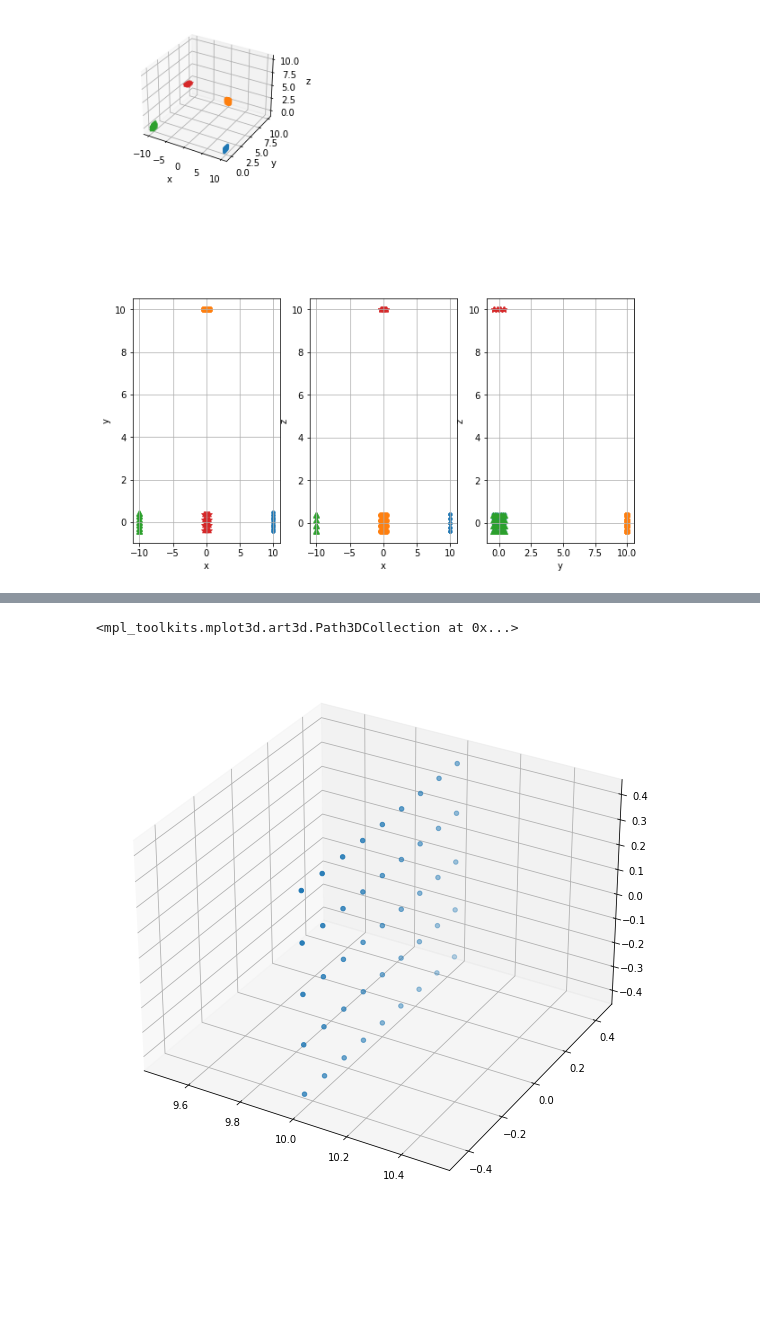
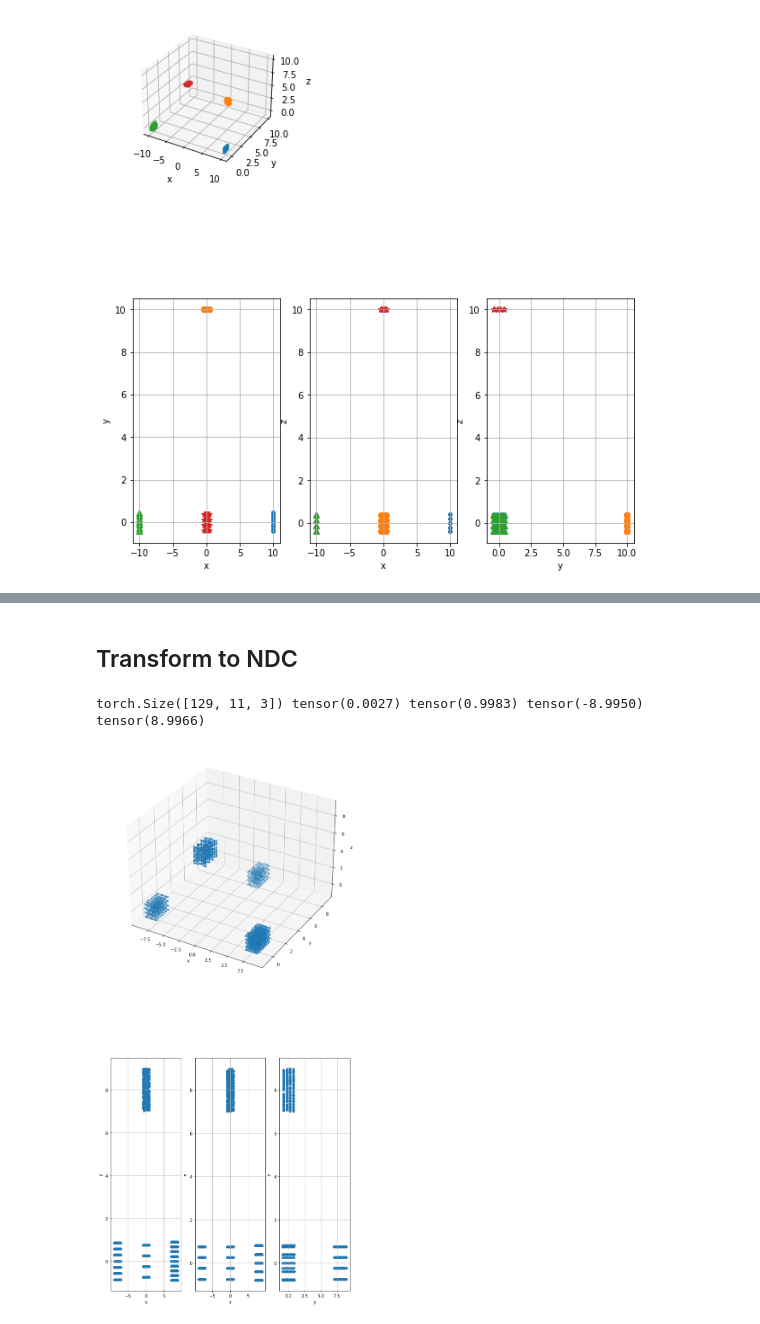
Before and after one commit to YanivHollander/kornia_nerf_jupyter, a Jupyter notebook: test_rays.ipynb, the cells around one changed output, grey strips where cells are left out. Drawn from its saved outputs; the diff is of its cells as text; code cells hidden in the pictures; blank space fills up the shorter version.

```diff
--- a/test_rays.ipynb
+++ b/test_rays.ipynb
@@ -190,9 +190,47 @@ ax4.grid('on')
-# %%
-fig = plt.figure(figsize=(10, 10))
-ax = fig.add_subplot(projection='3d')
-
-ax.scatter(uniform_sampler_four_cameras.origins[:45, 0], uniform_sampler_four_cameras.origins[:45, 1],
-           uniform_sampler_four_cameras.origins[:45, 2])
-# %% [output]
-<mpl_toolkits.mplot3d.art3d.Path3DCollection at 0x...>
-[figure, removed]
+# %% [markdown]
+## Transform to NDC
+# %%
+origins_ndc, directions_ndc = uniform_sampler_four_cameras.transform_ray_params_world_to_ndc(cameras)
+
+points_3d = sample_ray_points(
+    origins_ndc,
+    directions_ndc,
+    lengths,
+)
+print(points_3d.shape, lengths.min(), lengths.max(), points_3d.min(), points_3d.max())
+# %% [output]
+torch.Size([129, 11, 3]) tensor(0.0027) tensor(0.9983) tensor(-8.9950) tensor(8.9966)
+# %%
+fig = plt.figure(figsize=(10, 20))
+subfigs = fig.subfigures(2, 1, hspace=0.07)
+
+ax1 = subfigs[0].add_subplot(projection='3d')
+
+ax = subfigs[1].subplots(1, 3)
+ax2 = ax[0]
+ax3 = ax[1]
+ax4 = ax[2]
+
+ray_range = range(0, 3 * 28 + 45)
+
+ax1.scatter(points_3d[ray_range, :, 0], points_3d[ray_range, :, 1], points_3d[ray_range, :, 2], marker=m)
+ax1.set_xlabel('x')
+ax1.set_ylabel('y')
+ax1.set_zlabel('z')
+
+ax2.scatter(points_3d[ray_range, :, 0], points_3d[ray_range, :, 1], marker=m)
+ax2.set_xlabel('x')
+ax2.set_ylabel('y')
+ax2.grid('on')
+
+ax3.scatter(points_3d[ray_range, :, 0], points_3d[ray_range, :, 2], marker=m)
+ax3.set_xlabel('x')
+ax3.set_ylabel('z')
+ax3.grid('on')
+
+ax4.scatter(points_3d[ray_range, :, 1], points_3d[ray_range, :, 2], marker=m)
+ax4.set_xlabel('y')
+ax4.set_ylabel('z')
+ax4.grid('on')
+# %% [output]
+[figure, added]
```
Also changed, not shown: parts of 4 cells of this notebook.
